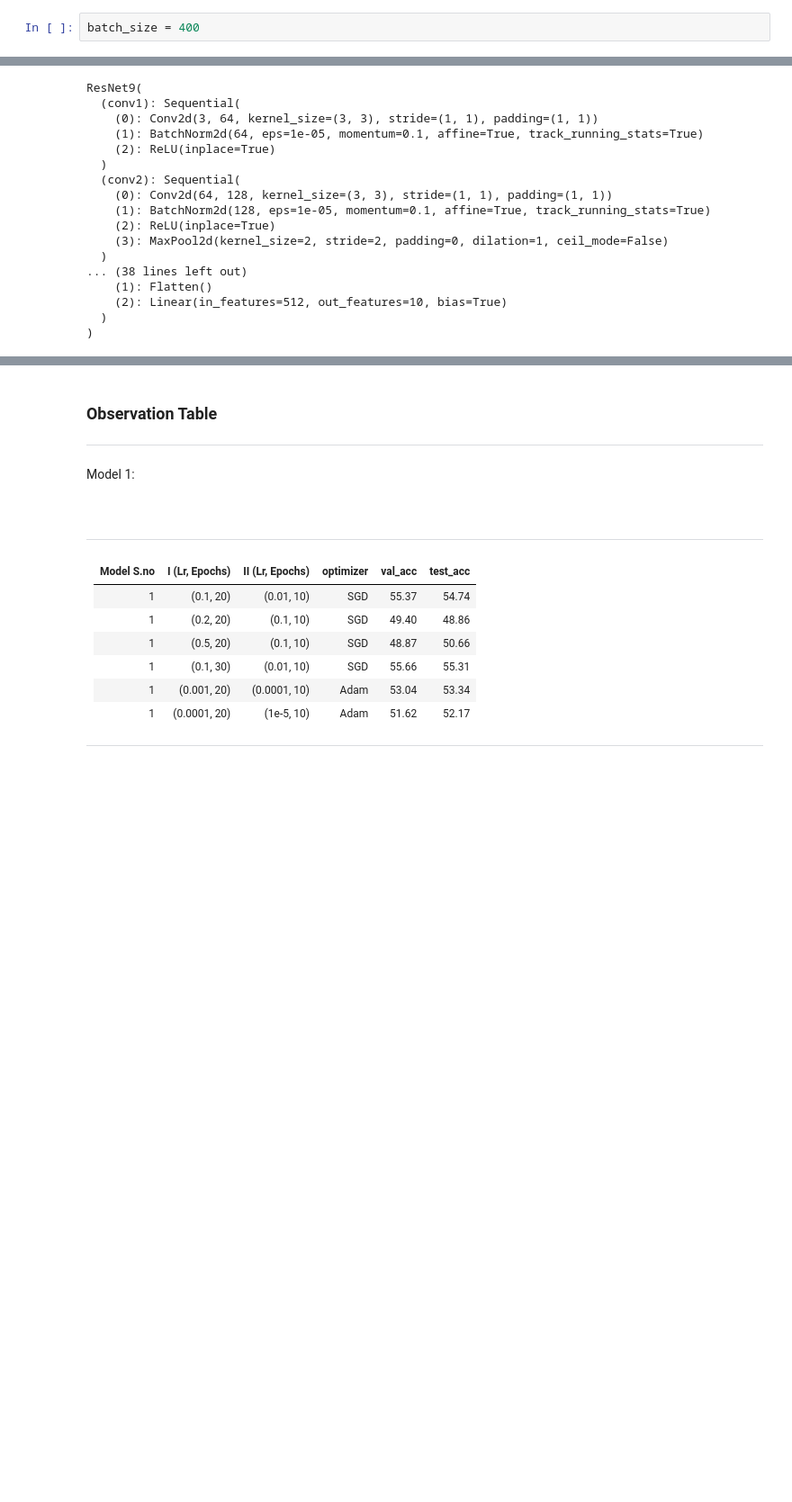
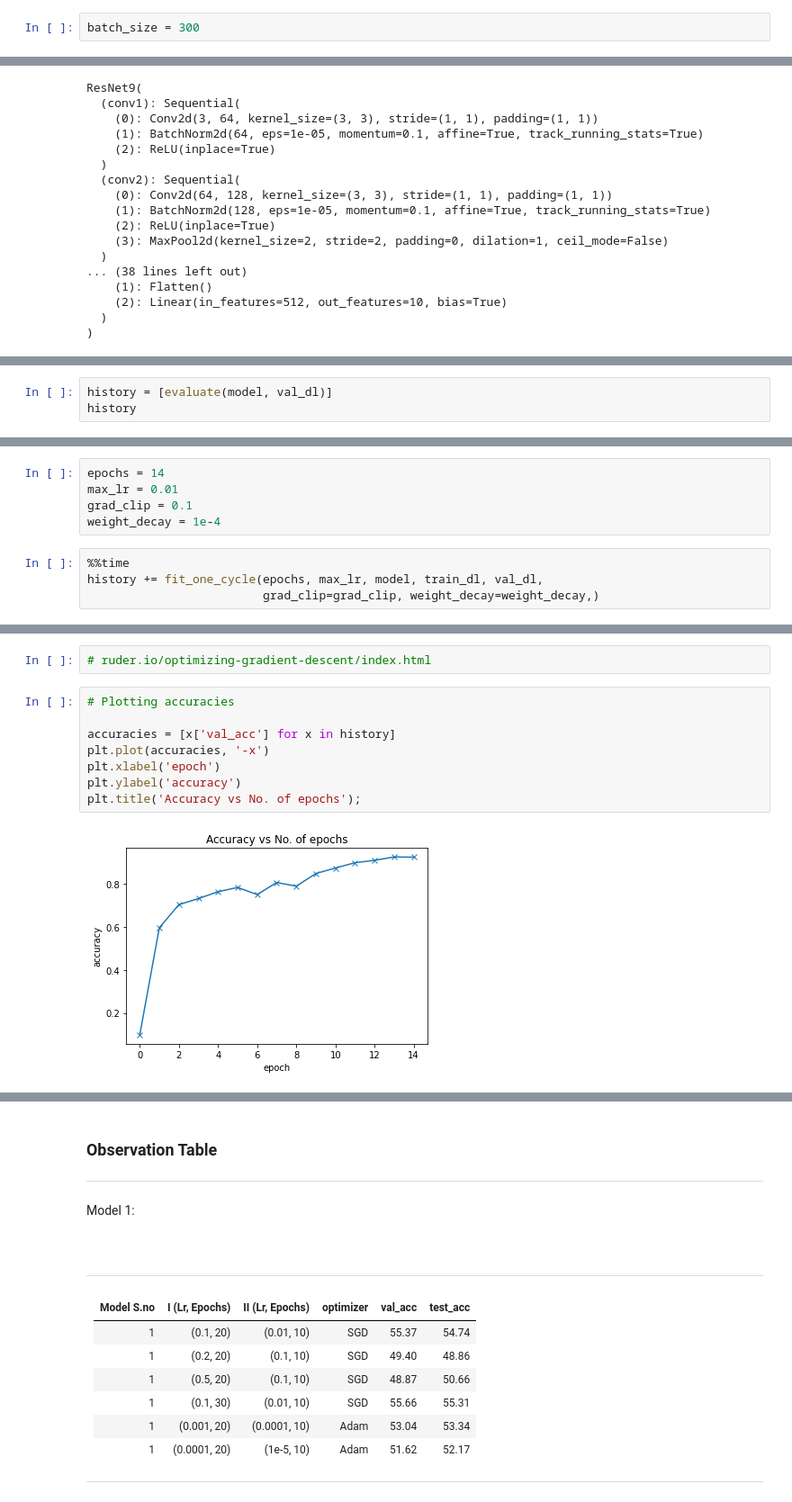
Before and after one commit to Aakash3101/Deep-Learning, a Jupyter notebook: ML/Deep_learning/pytorch_tutorials/cifar10/CIFAR10.ipynb, the cells around one changed output, grey strips where cells are left out. Shown at 90% size. Drawn from its saved outputs; the diff is of its cells as text; blank space fills up the shorter version.

```diff
--- a/ML/Deep_learning/pytorch_tutorials/cifar10/CIFAR10.ipynb
+++ b/ML/Deep_learning/pytorch_tutorials/cifar10/CIFAR10.ipynb
@@ -71,7 +69,7 @@ valid_tfms = tt.Compose([tt.ToTensor(), tt.Normalize(*stats)])
 train_ds = ImageFolder(data_dir + '/train', train_tfms)
 val_ds = ImageFolder(data_dir + '/test', valid_tfms)
 # %%
-batch_size = 400
+batch_size = 300
 # %%
 # PyTorch data loaders
 train_dl = DataLoader(train_ds, batch_size, shuffle=True, num_workers=3, pin_memory=True)
@@ -269,0 +321,3 @@ Before we train the model, we're going to make a bunch of small but important im
+# %%
+history = [evaluate(model, val_dl)]
+history
@@ -269,0 +326,9 @@ Before we train the model, we're going to make a bunch of small but important im
+# %%
+epochs = 14
+max_lr = 0.01
+grad_clip = 0.1
+weight_decay = 1e-4
+# %%
+%%time
+history += fit_one_cycle(epochs, max_lr, model, train_dl, val_dl,
+                         grad_clip=grad_clip, weight_decay=weight_decay,)
@@ -269,0 +352,12 @@ Before we train the model, we're going to make a bunch of small but important im
+# %%
+# ruder.io/optimizing-gradient-descent/index.html
+# %%
+# Plotting accuracies
+
+accuracies = [x['val_acc'] for x in history]
+plt.plot(accuracies, '-x')
+plt.xlabel('epoch')
+plt.ylabel('accuracy')
+plt.title('Accuracy vs No. of epochs');
+# %% [output]
+[figure, added]
```
Also changed, not shown: parts of 12 cells of this notebook.
